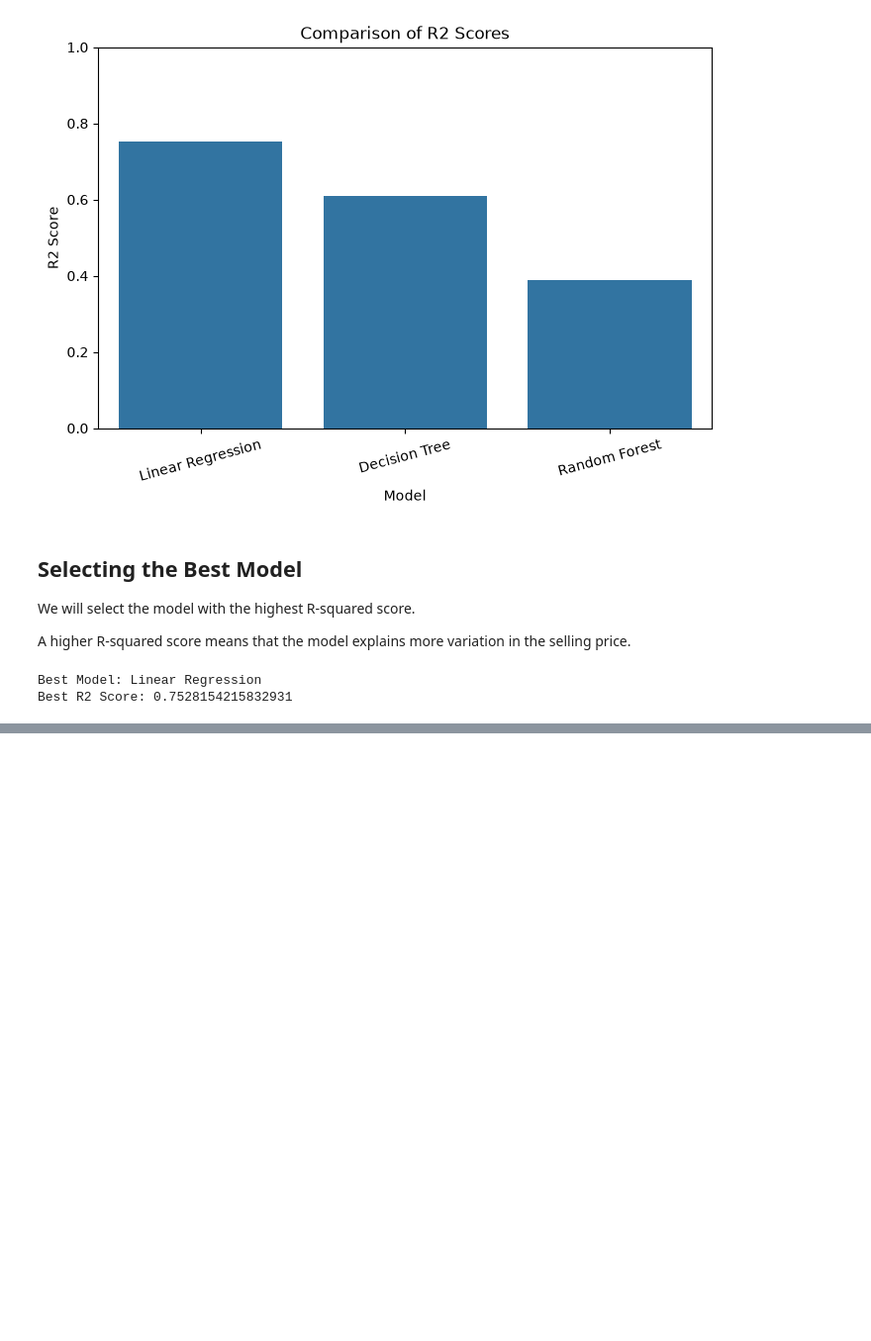
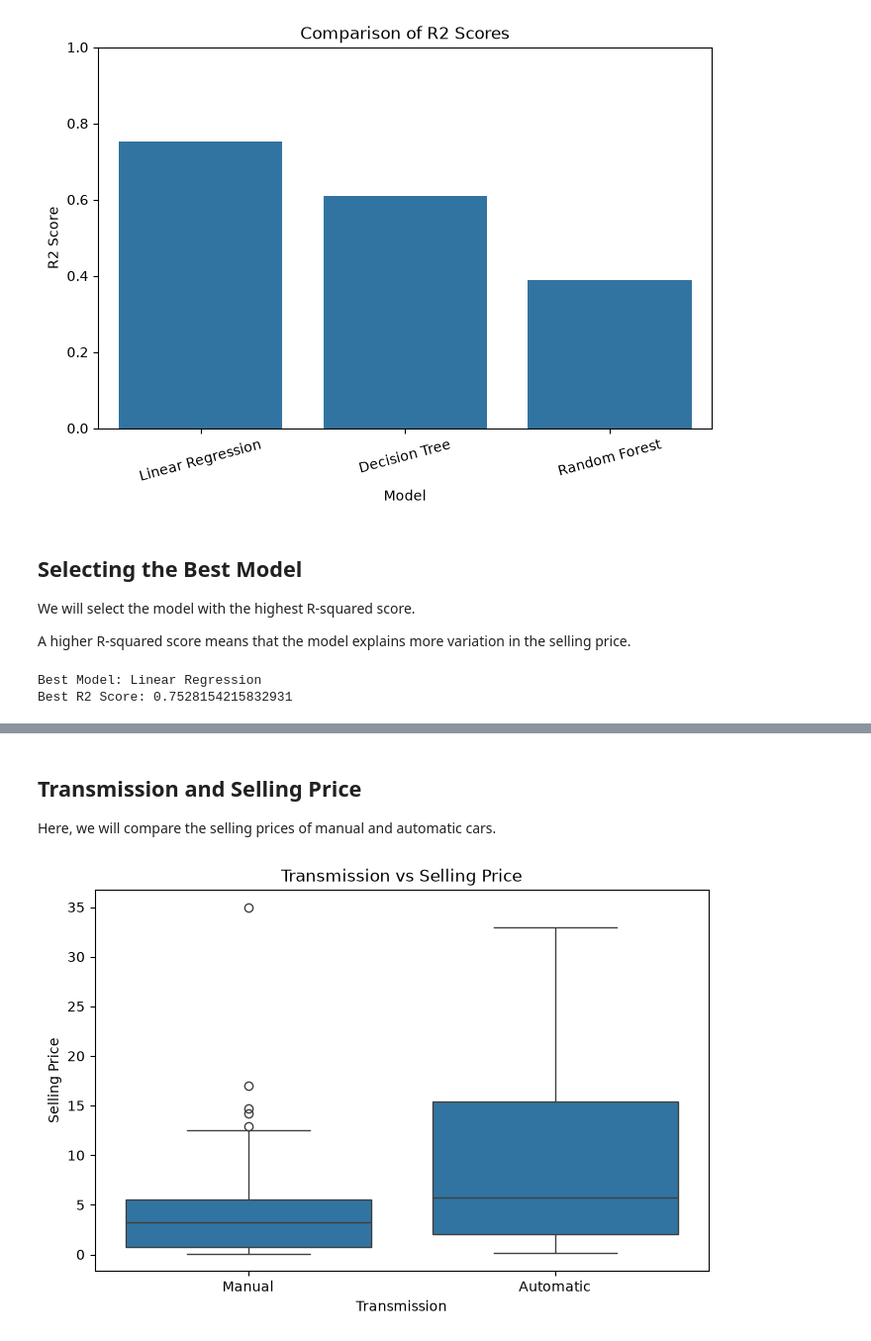
Before and after one commit to Arunbellad-2001/OIBSIP, a Jupyter notebook: DataScience-Task3-CarPricePrediction/Car_Price_Prediction.ipynb, the cells around one changed output, grey strips where cells are left out. Shown at 99% size. Drawn from its saved outputs; the diff is of its cells as text; code cells hidden in the pictures; blank space fills up the shorter version.

```diff
--- a/DataScience-Task3-CarPricePrediction/Car_Price_Prediction.ipynb
+++ b/DataScience-Task3-CarPricePrediction/Car_Price_Prediction.ipynb
@@ -837,0 +841,19 @@ plt.show()
+# %% [markdown]
+## Transmission and Selling Price
+
+Here, we will compare the selling prices of manual and automatic cars.
+# %%
+plt.figure(figsize=(8, 5))
+
+sns.boxplot(
+    data=df,
+    x="Transmission",
+    y="Selling_Price"
+)
+
+plt.title("Transmission vs Selling Price")
+plt.xlabel("Transmission")
+plt.ylabel("Selling Price")
+plt.show()
+# %% [output]
+[figure, added]
```
Also changed, not shown: parts of 18 cells of this notebook.
